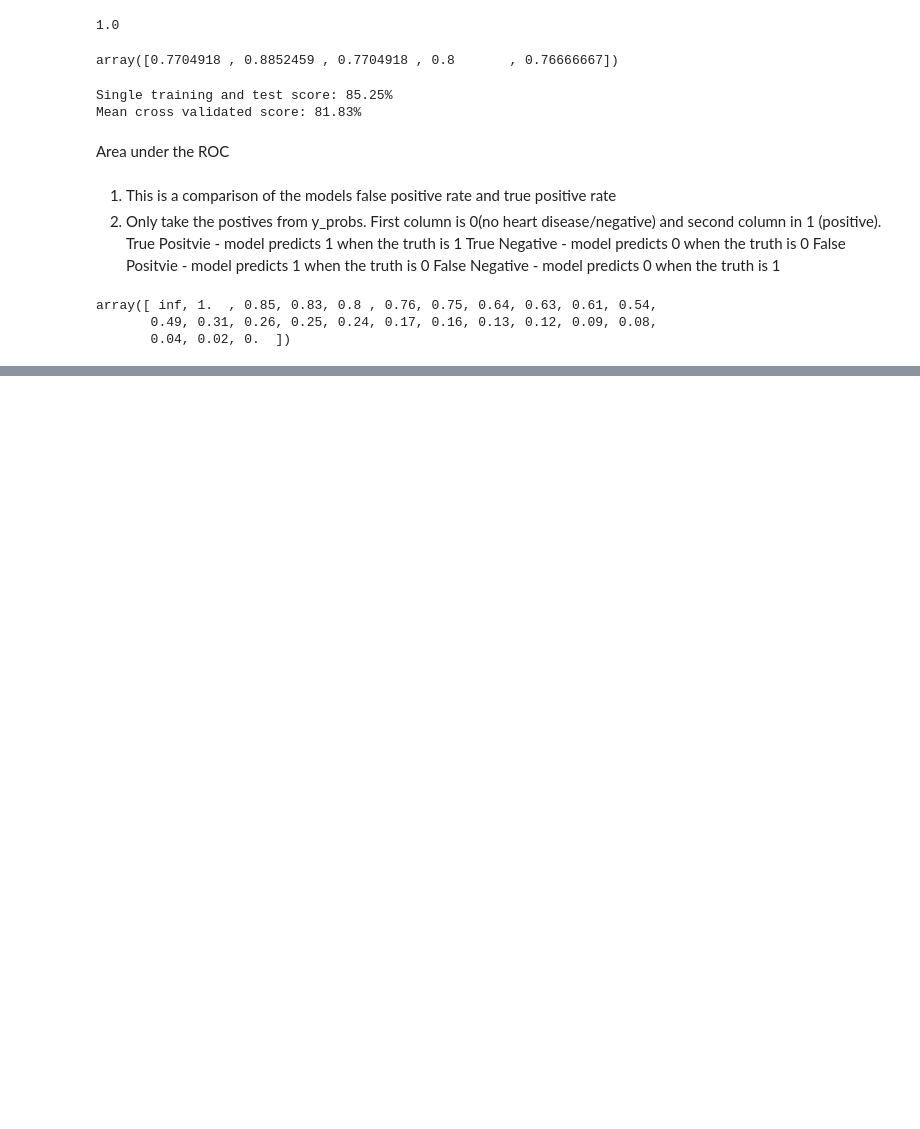
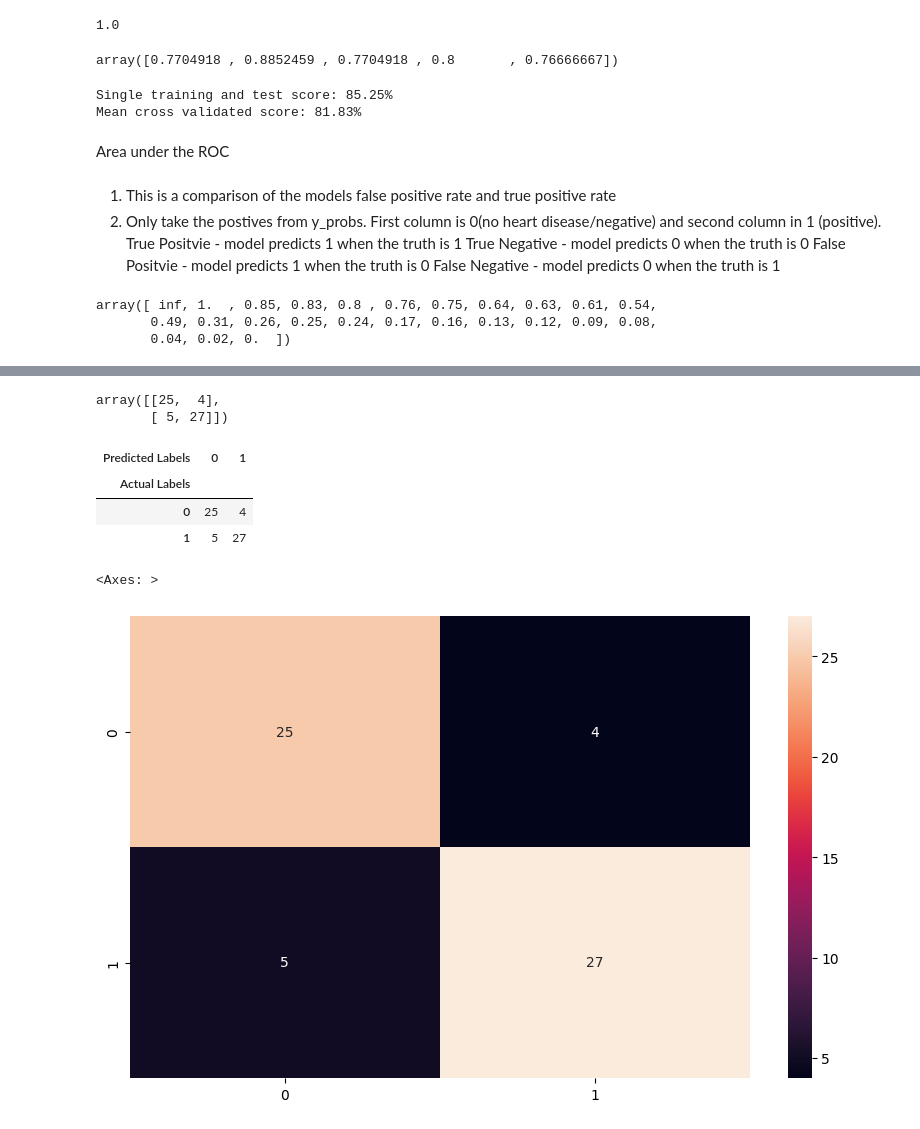
Before and after one commit to LukeOpany/sci-kit, a Jupyter notebook: heart_disease.ipynb, the cells around one changed output, grey strips where cells are left out. Drawn from its saved outputs; the diff is of its cells as text; code cells hidden in the pictures; blank space fills up the shorter version.

```diff
--- a/heart_disease.ipynb
+++ b/heart_disease.ipynb
@@ -151,0 +175,23 @@ array([ inf, 1.  , 0.85, 0.83, 0.8 , 0.76, 0.75, 0.64, 0.63, 0.61, 0.54,
+# %%
+from sklearn.metrics import confusion_matrix
+y_preds = model2.predict(X_test)
+confusion_matrix(y_test, y_preds)
+# %% [output]
+array([[25,  4],
+       [ 5, 27]])
+# %%
+#visualize confusion matrix with pd.crosstab()
+pd.crosstab(y_test, y_preds, rownames=["Actual Labels"], colnames=["Predicted Labels"])
+# %% [output]
+| Predicted Labels | 0 | 1 |
+| Actual Labels |  |  |
+| 0 | 25 | 4 |
+| 1 | 5 | 27 |
+# %%
+#Make confusion maxtrix more visual with Seaborn's heatmap()
+import seaborn as sns
+plt.figure(figsize=(10, 6))
+sns.heatmap(confusion_matrix(y_test, y_preds), annot=True, fmt="d")
+# %% [output]
+<Axes: >
+[figure, added]
```
Also changed, not shown: parts of 8 cells of this notebook.
